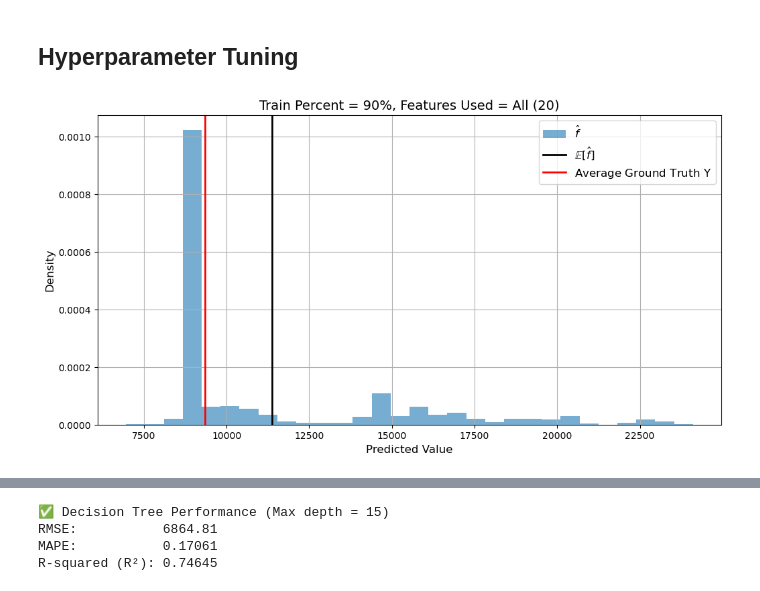
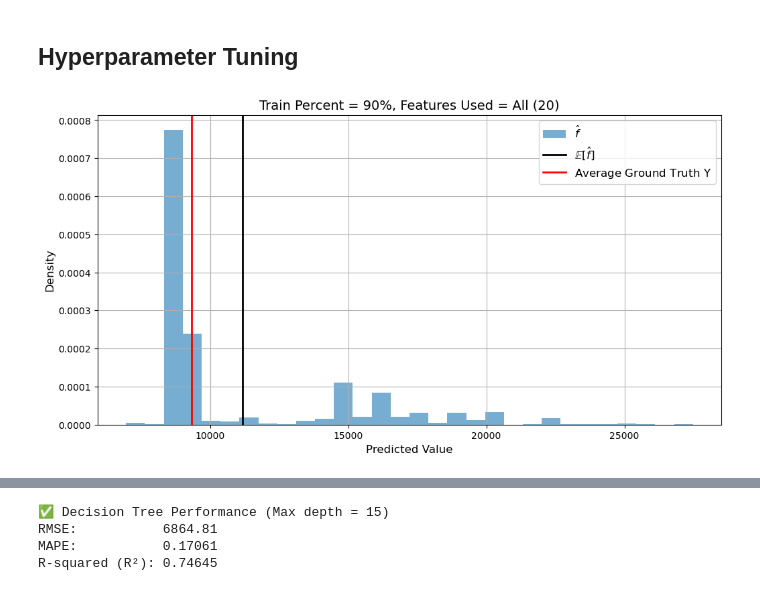
Before and after one commit to ndstt/01204314-65-Statistics-for-Computer-Engineering-Applications, a Jupyter notebook: final_project/part1/part1.ipynb, the cells around one changed output, grey strips where cells are left out. Drawn from its saved outputs; the diff is of its cells as text; code cells hidden in the pictures.

```diff
--- a/final_project/part1/part1.ipynb
+++ b/final_project/part1/part1.ipynb
@@ -663,7 +663,7 @@ for i in range(num_iterations):
     X_train_subset = main_X_train.iloc[rand_index]
     y_train_subset = main_y_train.iloc[rand_index]
 
-    model = DecisionTreeRegressor(max_depth=10, min_samples_split=5, random_state=42)  # mid-depth baseline
+    model = DecisionTreeRegressor(max_depth=10, random_state=42)  # mid-depth baseline
     model.fit(X_train_subset, y_train_subset)
     test_pred = model.predict(X_test)
 
@@ -673,34 +673,34 @@ for i in range(num_iterations):
 # 🔹 Evaluation
 test_E_f_hat = np.mean(test_f_hat)
 test_std = np.std(test_f_hat)
 
 # กำหนด max height ของ histogram
 max_height = 1e-12  # ปรับให้เหมาะกับ scale ของ density (ลองปรับถ้าสูงไป/ต่ำไป)
 color = 'tab:blue'
 
 # สร้าง plot
 plt.figure(figsize=(12, 6))
 
 # 🔹 Plot distribution ของ f_hat
 plt.hist(test_f_hat, bins=30, density=True, color=color, alpha=0.6, label=r'$\hat{f}$')
 
 # 🔹 Plot ค่าคาดหวัง E[f_hat]
 plt.axvline(test_E_f_hat, color='k', linewidth=2.0, label=r'$\mathbb{E}[\hat{f}]$')
 
 # 🔹 Plot ค่าจริง ground_truth_y เฉลี่ย (เพราะสุ่มหลายรอบ)
 avg_ground_truth_y = np.mean(ground_truth_y_list)
 plt.axvline(avg_ground_truth_y, color='r', linewidth=2.0, label=r'$\mathrm{Average\ Ground\ Truth\ Y}$')
 
 # 🔹 ตกแต่ง plot
 plt.title(f'Train Percent = {train_percent*100:.0f}%, Features Used = All ({X.shape[1]})', fontsize=14)
 plt.legend(fontsize=12)
 plt.xlabel('Predicted Value', fontsize=12)
 plt.ylabel('Density', fontsize=12)
 plt.grid(True)
 
 plt.show()
 # %% [output]
-[figure, old version]
+[figure, new version]
 # %%
 # 🔹 Fix randomness
 np.random.seed(42)
```
Also changed, not shown: parts of 2 cells of this notebook.
